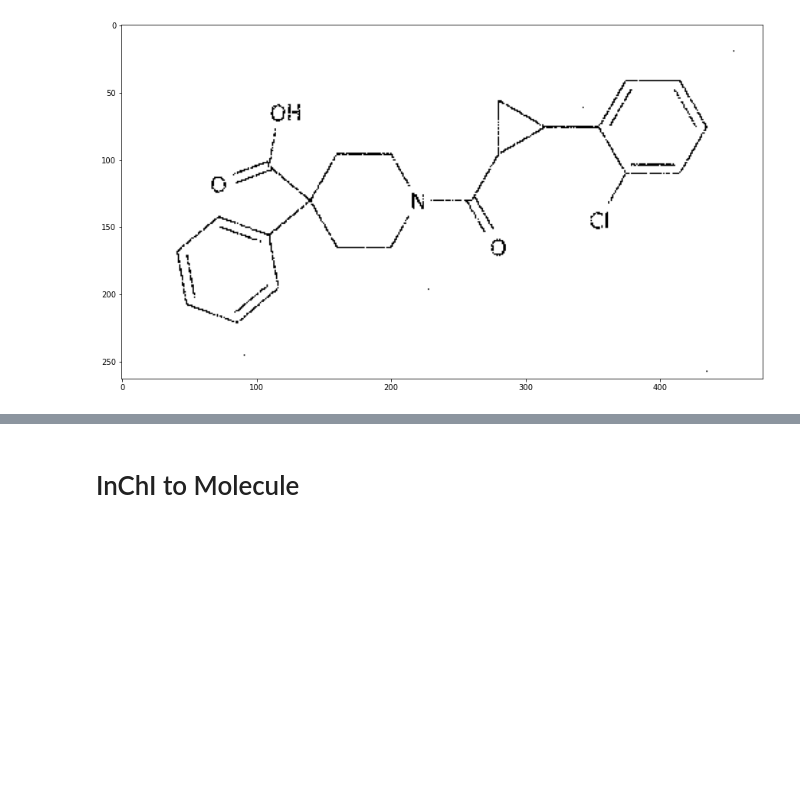
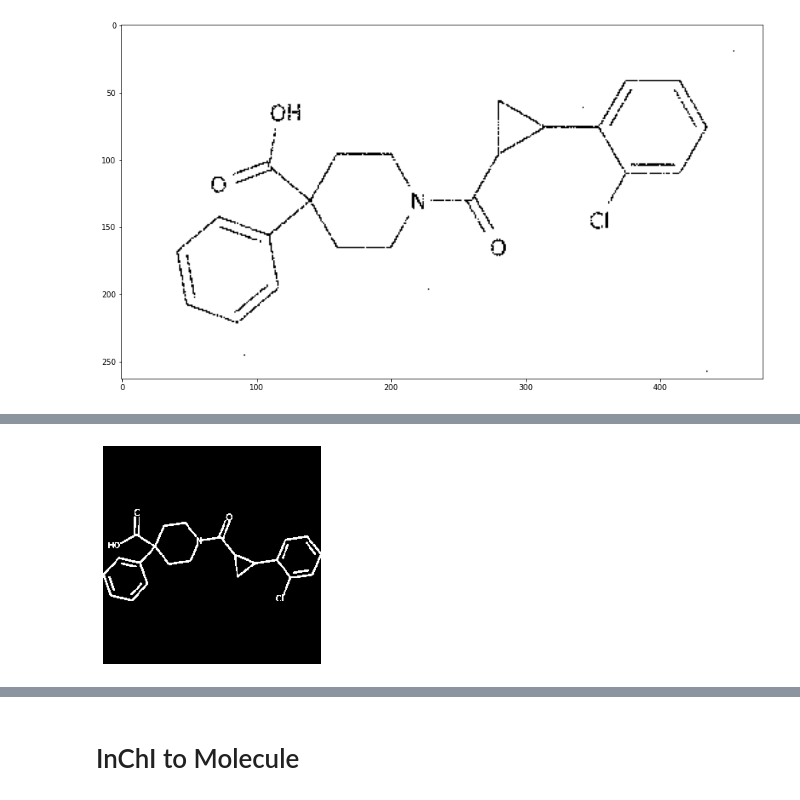
Before and after one commit to VirkSaab/MolecularTranslation, a Jupyter notebook: corner_detection.ipynb, the cells around one changed output, grey strips where cells are left out. Saved outputs shown, nothing was run; the diff lists cells and outputs as text; code cells hidden in the pictures; blank space fills up the shorter version.

```diff
--- a/corner_detection.ipynb
+++ b/corner_detection.ipynb
@@ -43,0 +88,7 @@ plt.imshow(img, cmap='gray')
+# %%
+inchi_string = traindf[traindf.image_id == imgpath.stem]["InChI"].values[0]
+inchi_img = inchi_to_img(inchi_string)
+plt.imshow(inchi_img, cmap='gray')
+plt.axis('off');
+# %% [output]
+[figure, added]
```
Also changed, not shown: parts of 22 cells of this notebook, 11 other files.
